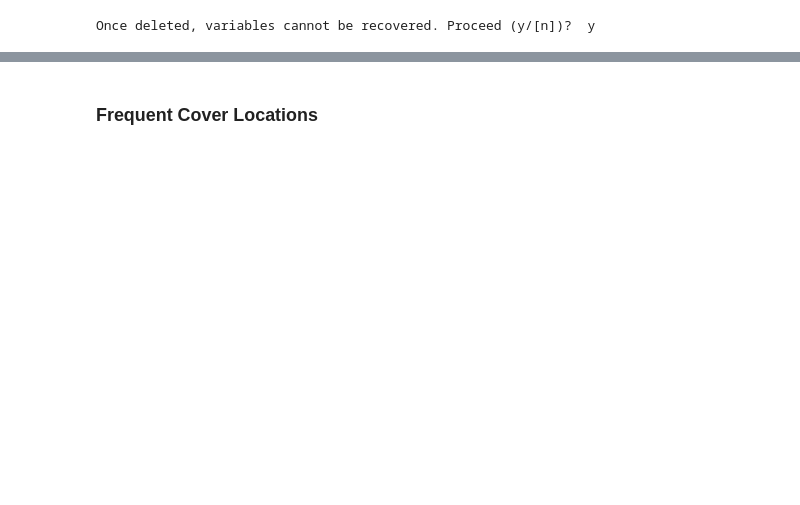
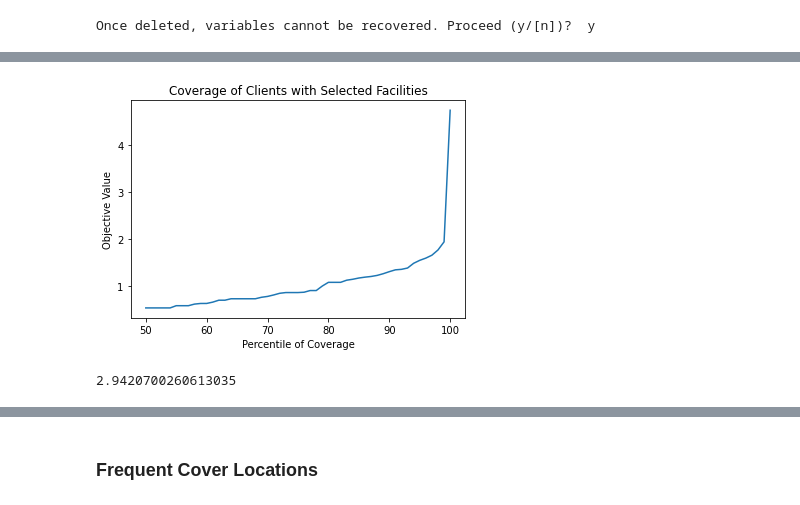
Before and after one commit to Ann924/Mobile-Facility, a Jupyter notebook: notebooks/Ann_Algs.ipynb, the cells around one changed output, grey strips where cells are left out. Saved outputs shown, nothing was run; the diff lists cells and outputs as text; code cells hidden in the pictures; blank space fills up the shorter version.

```diff
--- a/notebooks/Ann_Algs.ipynb
+++ b/notebooks/Ann_Algs.ipynb
@@ -19,0 +112,24 @@ Once deleted, variables cannot be recovered. Proceed (y/[n])?  y
+# %%
+with open(PROJECT_ROOT/ 'output'/ 'runs'/ 'charlottesville_city' / 'kernel_check.json', 'r') as f:
+    data = json.load(f)
+
+counts = {}
+for key in data.keys():
+    for fac in data[key]['facilities']:
+        if fac in counts.keys():
+            counts[fac] += 1
+        else:
+            counts[fac] = 1
+
+threshold = 6
+selected = []
+for key, val in counts.items():
+    if val >= threshold:
+        selected.append(key)
+
+assignments = assign_facilities(selected)
+x = []
+y = []
+for i in range(50, 101):
+    x.append(i)
+    y.append(calculate_objective(assignments,i))
@@ -19,0 +140,8 @@ Once deleted, variables cannot be recovered. Proceed (y/[n])?  y
+# %%
+plt.plot(x, y)
+plt.xlabel("Percentile of Coverage")
+plt.ylabel("Objective Value")
+plt.title("Coverage of Clients with Selected Facilities")
+plt.savefig(PROJECT_ROOT/"output"/"plots"/"charlottesville_city"/"kernel_fpt_fac_coverage_2.png", dpi = 300)
+# %% [output]
+[figure, added]
@@ -19,0 +153,4 @@ Once deleted, variables cannot be recovered. Proceed (y/[n])?  y
+# %%
+print(calculate_objective(assignments, 99.9))
+# %% [output]
+2.9420700260613035
```
Also changed, not shown: parts of 26 cells of this notebook, 12 other files.
